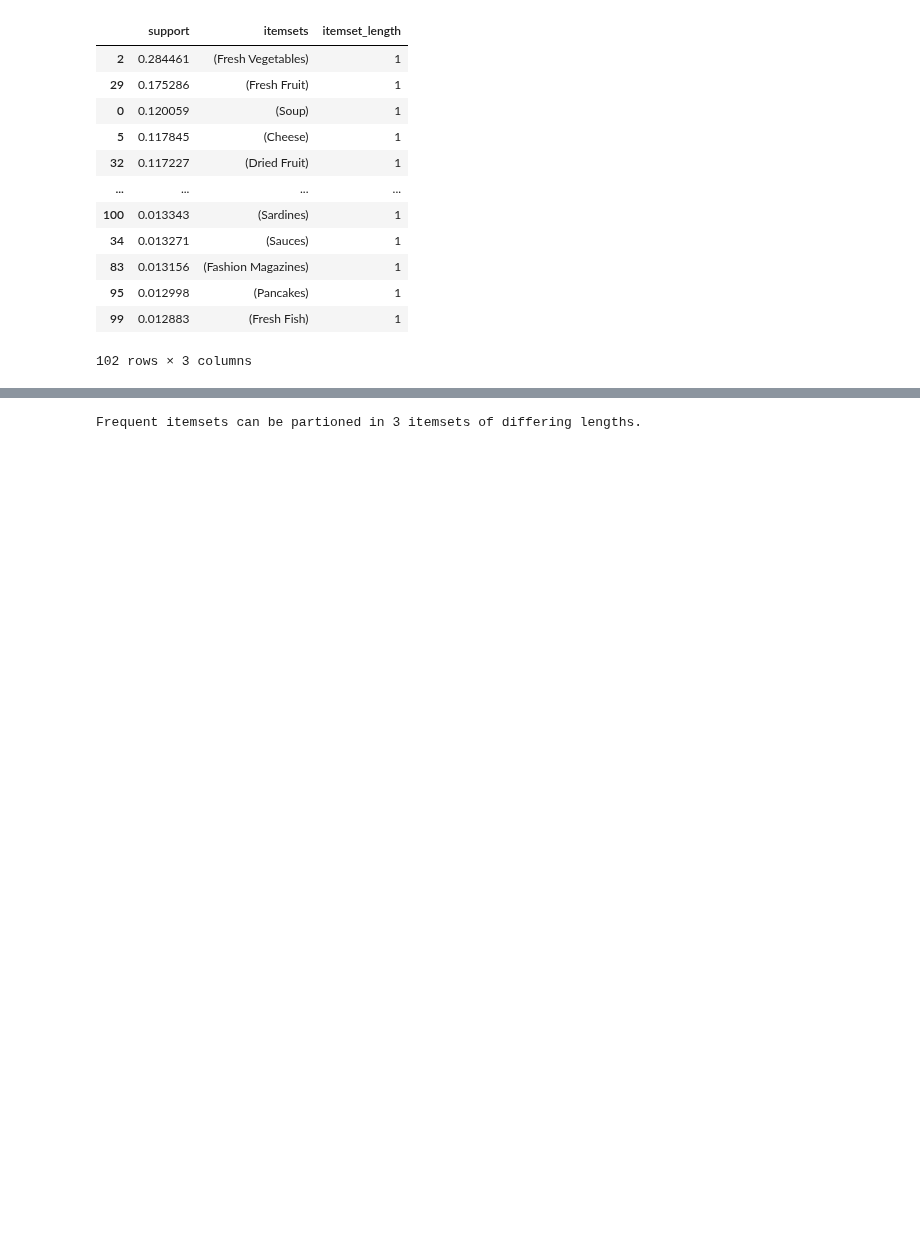
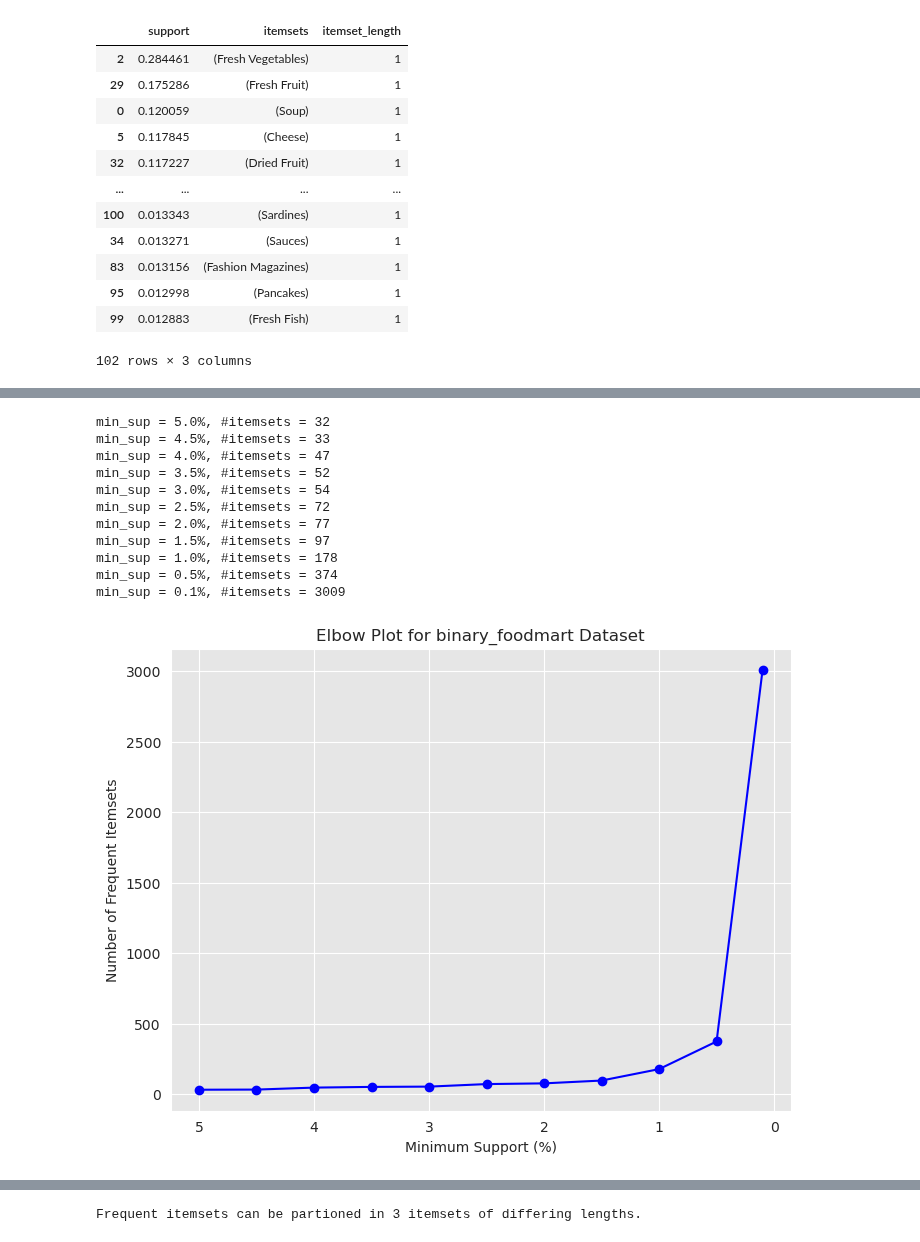
Before and after one commit to ijustsnapped/DataMine_PI, a Jupyter notebook: PD_202425_Project1/PD_202425_Project.ipynb, the cells around one changed output, grey strips where cells are left out. Saved outputs shown, nothing was run; the diff lists cells and outputs as text; code cells hidden in the pictures; blank space fills up the shorter version.

```diff
--- a/PD_202425_Project1/PD_202425_Project.ipynb
+++ b/PD_202425_Project1/PD_202425_Project.ipynb
@@ -483,0 +503,42 @@ plt.show()
+# %%
+df = binary_foodmart  # Use your DataFrame here
+
+# Lists to store results
+min_sup_values = []
+itemset_counts = []
+
+# Test minimum support thresholds from 5% to 0.1% in steps of 0.5%
+for min_sup in [0.05, 0.045, 0.04, 0.035, 0.03, 0.025, 0.02, 0.015, 0.01, 0.005, 0.001]:
+    try:
+        # Run FP-Growth to find frequent itemsets
+        frequent_itemsets = fpgrowth(df, min_support=min_sup, use_colnames=True)
+        num_itemsets = len(frequent_itemsets)
+        min_sup_values.append(min_sup * 100)  # Convert to percentage for plotting
+        itemset_counts.append(num_itemsets)
+        print(f"min_sup = {min_sup*100:.1f}%, #itemsets = {num_itemsets}")
+    except Exception as e:
+        print(f"Error at min_sup = {min_sup*100:.1f}%: {e}")
+        break
+
+# Plot the elbow curve
+plt.figure(figsize=(8, 6))
+plt.plot(min_sup_values, itemset_counts, marker='o', linestyle='-', color='b')
+plt.xlabel('Minimum Support (%)')
+plt.ylabel('Number of Frequent Itemsets')
+plt.title('Elbow Plot for binary_foodmart Dataset')
+plt.gca().invert_xaxis()  # Invert x-axis so 5% is on the left
+plt.grid(True)
+plt.show()
+# %% [output]
+min_sup = 5.0%, #itemsets = 32
+min_sup = 4.5%, #itemsets = 33
+min_sup = 4.0%, #itemsets = 47
+min_sup = 3.5%, #itemsets = 52
+min_sup = 3.0%, #itemsets = 54
+min_sup = 2.5%, #itemsets = 72
+min_sup = 2.0%, #itemsets = 77
+min_sup = 1.5%, #itemsets = 97
+min_sup = 1.0%, #itemsets = 178
+min_sup = 0.5%, #itemsets = 374
+min_sup = 0.1%, #itemsets = 3009
+[figure, added]
```
Also changed, not shown: parts of 24 cells of this notebook.
